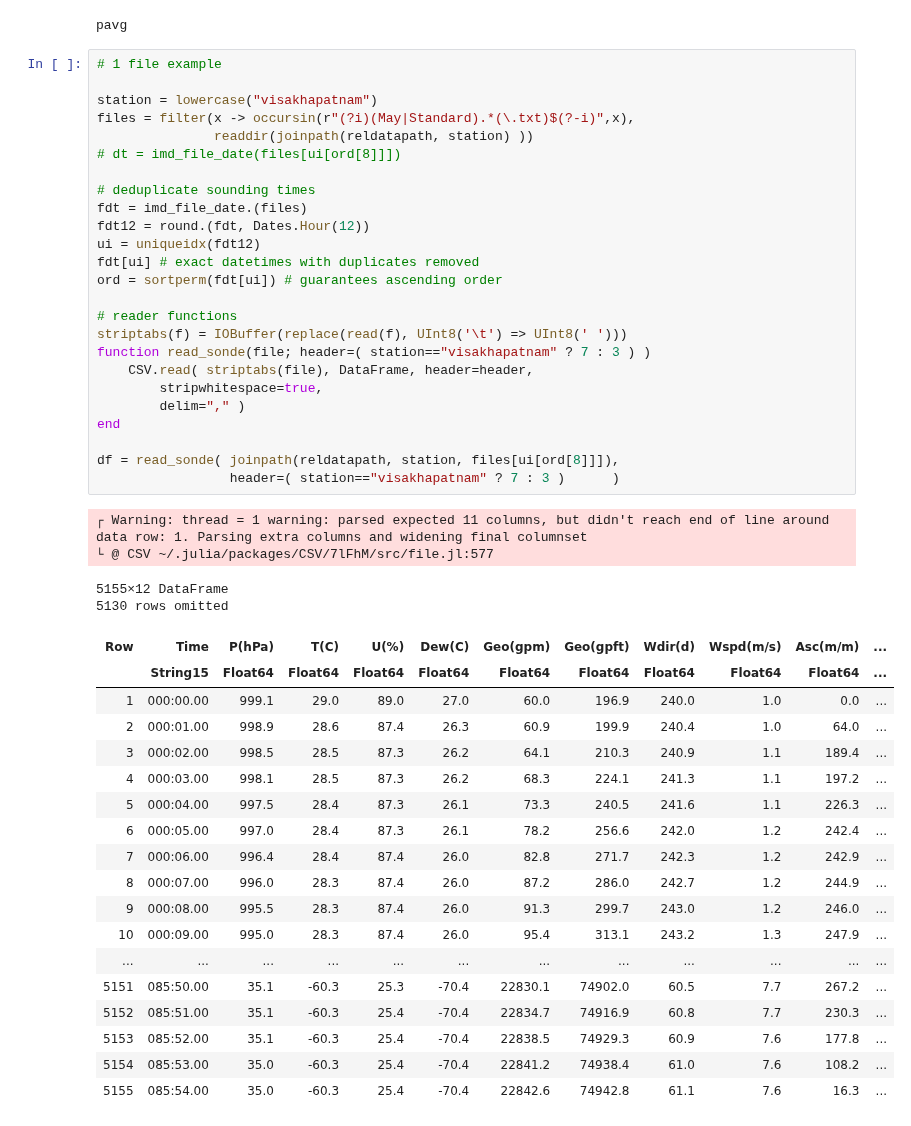
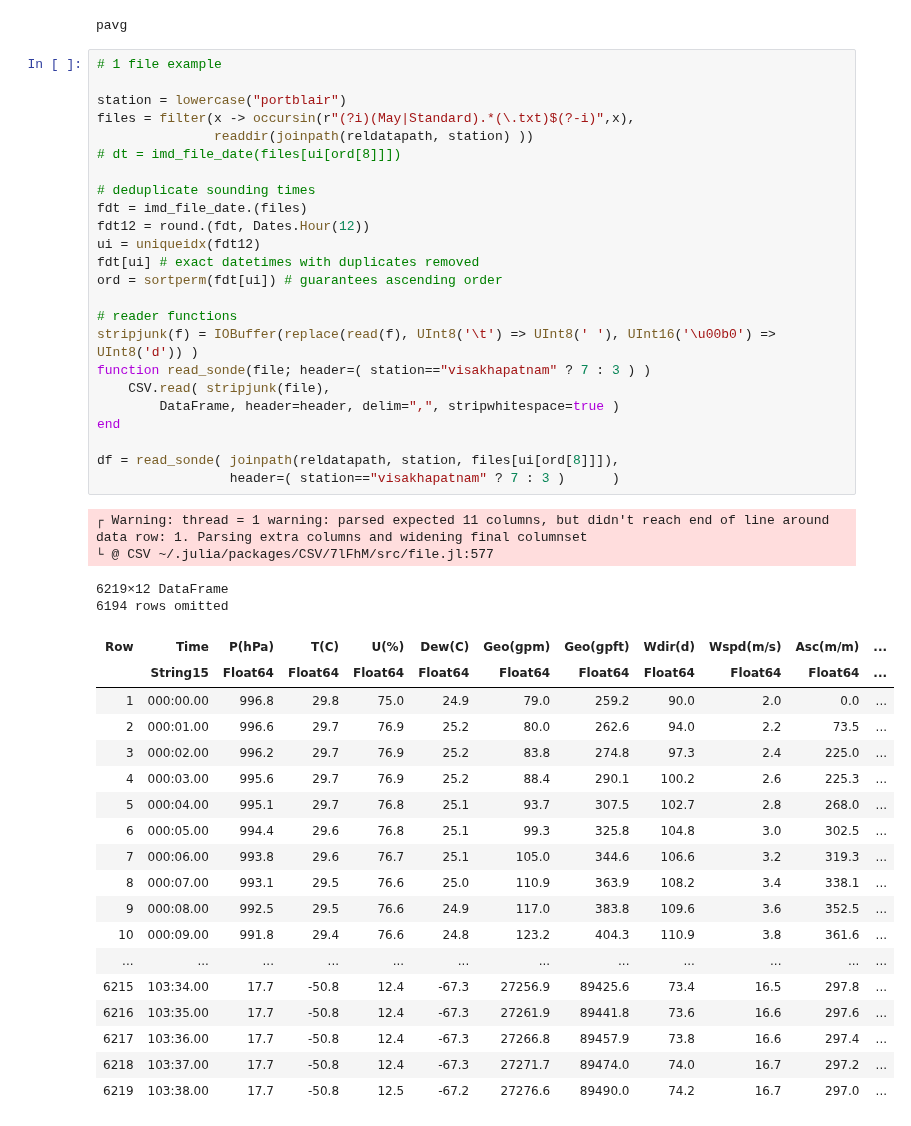
Before and after one commit to deszoeke/ASTRAL-soundings, a Jupyter notebook: src/read_imd_txt.ipynb, the cells around one changed output. Cells and saved outputs as stored; diff of their text form.

```diff
--- a/src/read_imd_txt.ipynb
+++ b/src/read_imd_txt.ipynb
@@ -141,48 +128,47 @@ pavg
 # %%
 # 1 file example
 
-station = lowercase("visakhapatnam")
+station = lowercase("portblair")
 files = filter(x -> occursin(r"(?i)(May|Standard).*(\.txt)$(?-i)",x),
                readdir(joinpath(reldatapath, station) ))
 # dt = imd_file_date(files[ui[ord[8]]])
 
 # deduplicate sounding times
 fdt = imd_file_date.(files)
 fdt12 = round.(fdt, Dates.Hour(12))
 ui = uniqueidx(fdt12)
 fdt[ui] # exact datetimes with duplicates removed
 ord = sortperm(fdt[ui]) # guarantees ascending order
 
 # reader functions
-striptabs(f) = IOBuffer(replace(read(f), UInt8('\t') => UInt8(' ')))
+stripjunk(f) = IOBuffer(replace(read(f), UInt8('\t') => UInt8(' '), UInt16('\u00b0') => UInt8('d')) )
 function read_sonde(file; header=( station=="visakhapatnam" ? 7 : 3 ) )
-    CSV.read( striptabs(file), DataFrame, header=header,
-        stripwhitespace=true,
-        delim="," )
+    CSV.read( stripjunk(file),
+        DataFrame, header=header, delim=",", stripwhitespace=true )
 end
 
 df = read_sonde( joinpath(reldatapath, station, files[ui[ord[8]]]),
                  header=( station=="visakhapatnam" ? 7 : 3 )      )
 # %% [output]
 ┌ Warning: thread = 1 warning: parsed expected 11 columns, but didn't reach end of line around data row: 1. Parsing extra columns and widening final columnset
 └ @ CSV ~/.julia/packages/CSV/7lFhM/src/file.jl:577
-5155×12 DataFrame
-5130 rows omitted
+6219×12 DataFrame
+6194 rows omitted
 | Row | Time | P(hPa) | T(C) | U(%) | Dew(C) | Geo(gpm) | Geo(gpft) | Wdir(d) | Wspd(m/s) | Asc(m/m) | ... |
 |  | String15 | Float64 | Float64 | Float64 | Float64 | Float64 | Float64 | Float64 | Float64 | Float64 | ... |
-| 1 | 000:00.00 | 999.1 | 29.0 | 89.0 | 27.0 | 60.0 | 196.9 | 240.0 | 1.0 | 0.0 | ... |
-| 2 | 000:01.00 | 998.9 | 28.6 | 87.4 | 26.3 | 60.9 | 199.9 | 240.4 | 1.0 | 64.0 | ... |
-| 3 | 000:02.00 | 998.5 | 28.5 | 87.3 | 26.2 | 64.1 | 210.3 | 240.9 | 1.1 | 189.4 | ... |
-| 4 | 000:03.00 | 998.1 | 28.5 | 87.3 | 26.2 | 68.3 | 224.1 | 241.3 | 1.1 | 197.2 | ... |
-| 5 | 000:04.00 | 997.5 | 28.4 | 87.3 | 26.1 | 73.3 | 240.5 | 241.6 | 1.1 | 226.3 | ... |
-| 6 | 000:05.00 | 997.0 | 28.4 | 87.3 | 26.1 | 78.2 | 256.6 | 242.0 | 1.2 | 242.4 | ... |
-| 7 | 000:06.00 | 996.4 | 28.4 | 87.4 | 26.0 | 82.8 | 271.7 | 242.3 | 1.2 | 242.9 | ... |
-| 8 | 000:07.00 | 996.0 | 28.3 | 87.4 | 26.0 | 87.2 | 286.0 | 242.7 | 1.2 | 244.9 | ... |
-| 9 | 000:08.00 | 995.5 | 28.3 | 87.4 | 26.0 | 91.3 | 299.7 | 243.0 | 1.2 | 246.0 | ... |
-| 10 | 000:09.00 | 995.0 | 28.3 | 87.4 | 26.0 | 95.4 | 313.1 | 243.2 | 1.3 | 247.9 | ... |
+| 1 | 000:00.00 | 996.8 | 29.8 | 75.0 | 24.9 | 79.0 | 259.2 | 90.0 | 2.0 | 0.0 | ... |
+| 2 | 000:01.00 | 996.6 | 29.7 | 76.9 | 25.2 | 80.0 | 262.6 | 94.0 | 2.2 | 73.5 | ... |
+| 3 | 000:02.00 | 996.2 | 29.7 | 76.9 | 25.2 | 83.8 | 274.8 | 97.3 | 2.4 | 225.0 | ... |
+| 4 | 000:03.00 | 995.6 | 29.7 | 76.9 | 25.2 | 88.4 | 290.1 | 100.2 | 2.6 | 225.3 | ... |
+| 5 | 000:04.00 | 995.1 | 29.7 | 76.8 | 25.1 | 93.7 | 307.5 | 102.7 | 2.8 | 268.0 | ... |
+| 6 | 000:05.00 | 994.4 | 29.6 | 76.8 | 25.1 | 99.3 | 325.8 | 104.8 | 3.0 | 302.5 | ... |
+| 7 | 000:06.00 | 993.8 | 29.6 | 76.7 | 25.1 | 105.0 | 344.6 | 106.6 | 3.2 | 319.3 | ... |
+| 8 | 000:07.00 | 993.1 | 29.5 | 76.6 | 25.0 | 110.9 | 363.9 | 108.2 | 3.4 | 338.1 | ... |
+| 9 | 000:08.00 | 992.5 | 29.5 | 76.6 | 24.9 | 117.0 | 383.8 | 109.6 | 3.6 | 352.5 | ... |
+| 10 | 000:09.00 | 991.8 | 29.4 | 76.6 | 24.8 | 123.2 | 404.3 | 110.9 | 3.8 | 361.6 | ... |
 | ... | ... | ... | ... | ... | ... | ... | ... | ... | ... | ... | ... |
-| 5151 | 085:50.00 | 35.1 | -60.3 | 25.3 | -70.4 | 22830.1 | 74902.0 | 60.5 | 7.7 | 267.2 | ... |
-| 5152 | 085:51.00 | 35.1 | -60.3 | 25.4 | -70.4 | 22834.7 | 74916.9 | 60.8 | 7.7 | 230.3 | ... |
-| 5153 | 085:52.00 | 35.1 | -60.3 | 25.4 | -70.4 | 22838.5 | 74929.3 | 60.9 | 7.6 | 177.8 | ... |
-| 5154 | 085:53.00 | 35.0 | -60.3 | 25.4 | -70.4 | 22841.2 | 74938.4 | 61.0 | 7.6 | 108.2 | ... |
-| 5155 | 085:54.00 | 35.0 | -60.3 | 25.4 | -70.4 | 22842.6 | 74942.8 | 61.1 | 7.6 | 16.3 | ... |
+| 6215 | 103:34.00 | 17.7 | -50.8 | 12.4 | -67.3 | 27256.9 | 89425.6 | 73.4 | 16.5 | 297.8 | ... |
+| 6216 | 103:35.00 | 17.7 | -50.8 | 12.4 | -67.3 | 27261.9 | 89441.8 | 73.6 | 16.6 | 297.6 | ... |
+| 6217 | 103:36.00 | 17.7 | -50.8 | 12.4 | -67.3 | 27266.8 | 89457.9 | 73.8 | 16.6 | 297.4 | ... |
+| 6218 | 103:37.00 | 17.7 | -50.8 | 12.4 | -67.3 | 27271.7 | 89474.0 | 74.0 | 16.7 | 297.2 | ... |
+| 6219 | 103:38.00 | 17.7 | -50.8 | 12.5 | -67.2 | 27276.6 | 89490.0 | 74.2 | 16.7 | 297.0 | ... |
```
Also changed, not shown: parts of 18 cells of this notebook, 3 other files.
